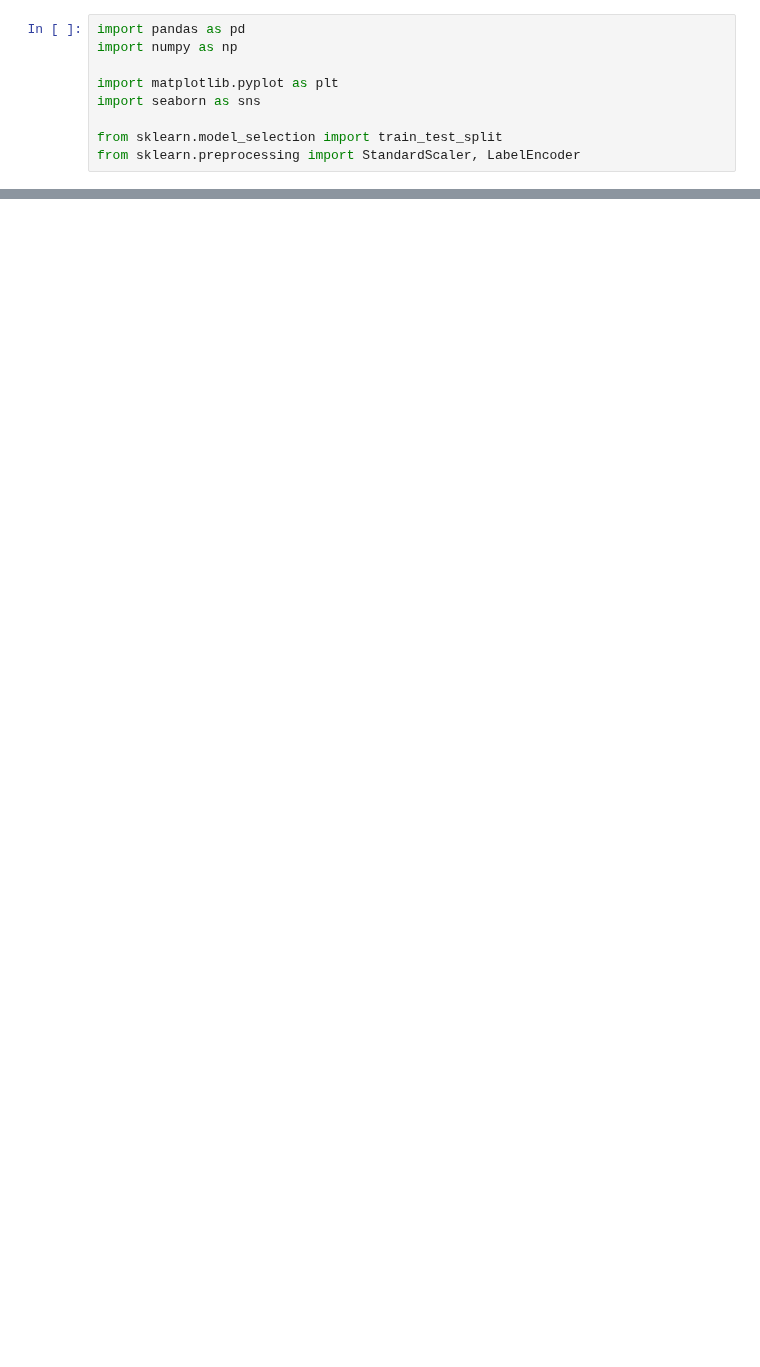
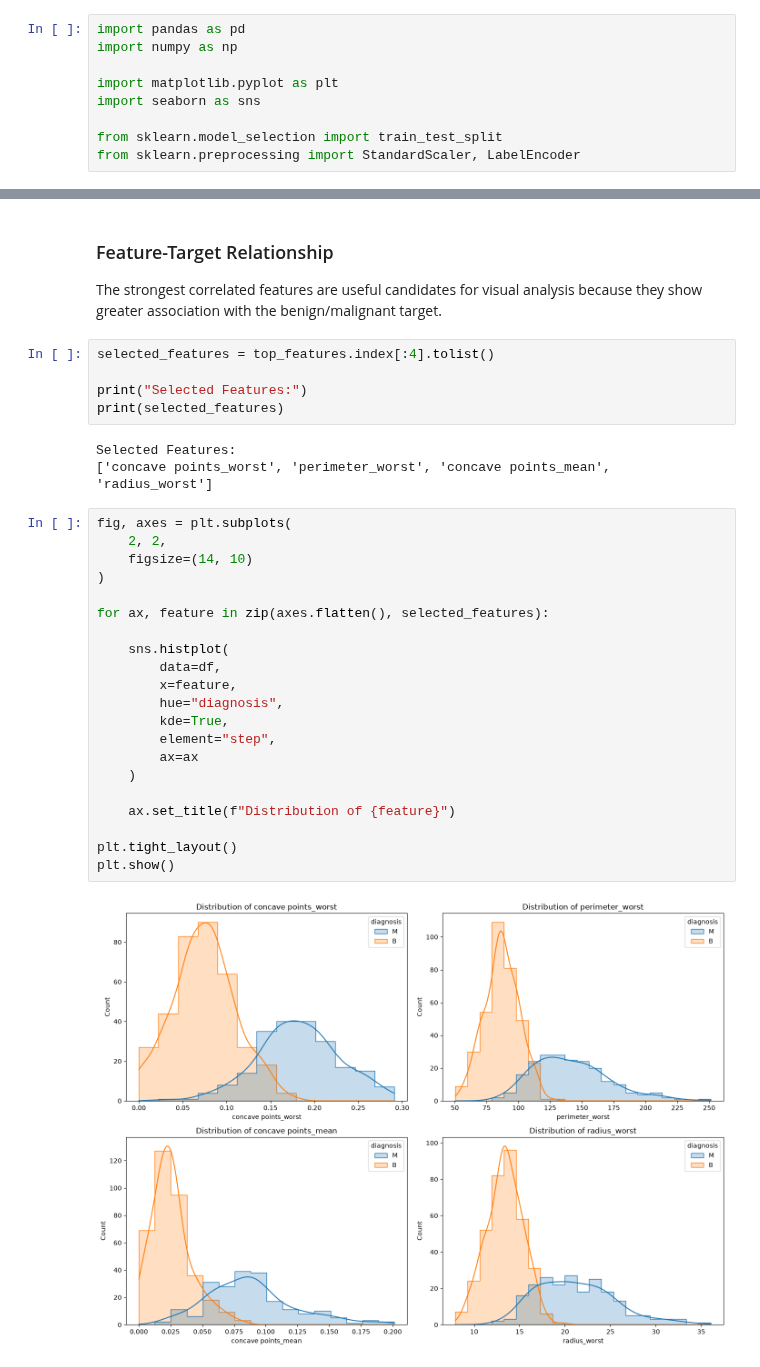
Before and after one commit to sudarshanchaudhari05/Placement-Prep, a Jupyter notebook: Machine learing and computer vison/Home Assignment/Home Assingment 2/Home Assingment2.ipynb, the cells around one changed output, grey strips where cells are left out. Cells and saved outputs as stored; diff of their text form; blank space fills up the shorter version.

```diff
--- a/Machine learing and computer vison/Home Assignment/Home Assingment 2/Home Assingment2.ipynb
+++ b/Machine learing and computer vison/Home Assignment/Home Assingment 2/Home Assingment2.ipynb
@@ -17,0 +344,35 @@ NameError: name 'pd' is not defined
+# %% [markdown]
+### Feature-Target Relationship
+
+The strongest correlated features are useful candidates for visual analysis because they show greater association with the benign/malignant target.
+# %%
+selected_features = top_features.index[:4].tolist()
+
+print("Selected Features:")
+print(selected_features)
+# %% [output]
+Selected Features:
+['concave points_worst', 'perimeter_worst', 'concave points_mean', 'radius_worst']
+# %%
+fig, axes = plt.subplots(
+    2, 2,
+    figsize=(14, 10)
+)
+
+for ax, feature in zip(axes.flatten(), selected_features):
+
+    sns.histplot(
+        data=df,
+        x=feature,
+        hue="diagnosis",
+        kde=True,
+        element="step",
+        ax=ax
+    )
+
+    ax.set_title(f"Distribution of {feature}")
+
+plt.tight_layout()
+plt.show()
+# %% [output]
+[figure, added]
```
Also changed, not shown: parts of 37 cells of this notebook.
